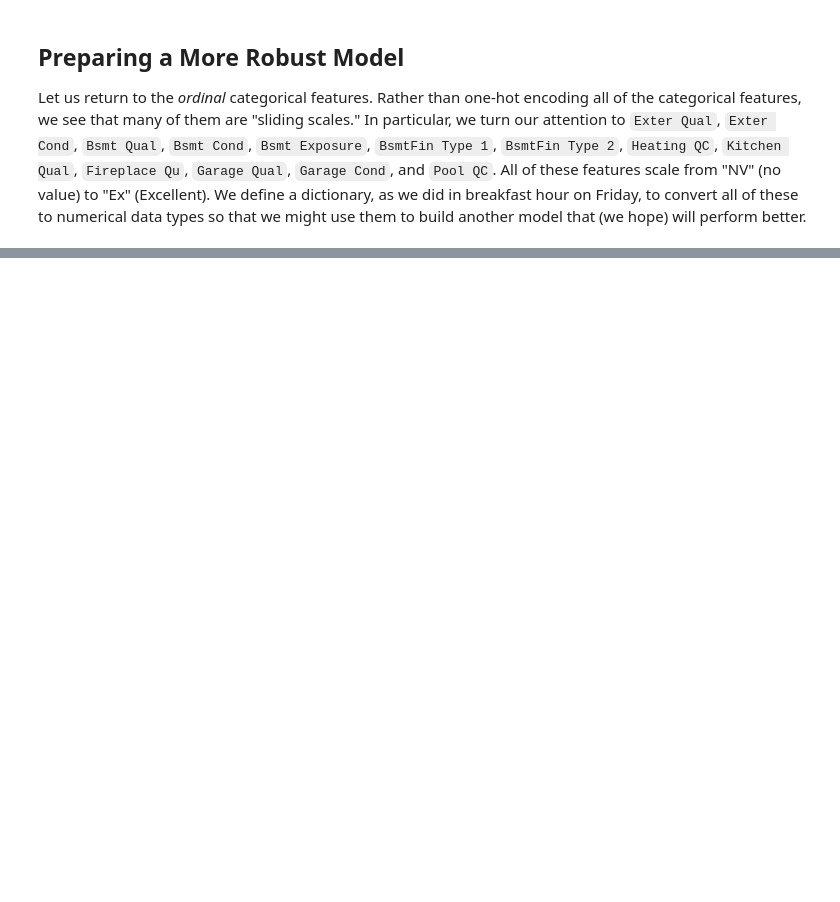
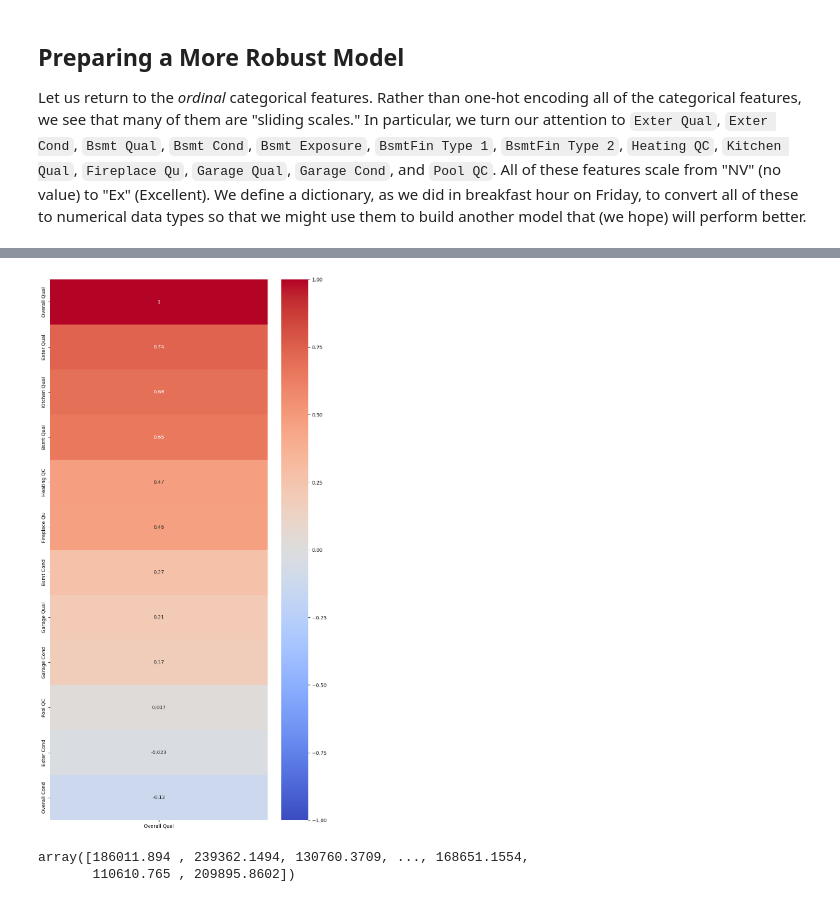
Before and after one commit to dmehta94/project-2-ames-housing-prediction, a Jupyter notebook: code/Project-2-Deval.ipynb, the cells around one changed output, grey strips where cells are left out. Saved outputs shown, nothing was run; the diff lists cells and outputs as text; code cells hidden in the pictures; blank space fills up the shorter version.

Commit message:
Refined data for the second model.

```diff
--- a/code/Project-2-Deval.ipynb
+++ b/code/Project-2-Deval.ipynb
@@ -567,7 +588,7 @@ predictions.to_csv('../outputs/prediction_on_native_numerical_features.csv')
 Let us return to the *ordinal* categorical features. Rather than one-hot encoding all of the categorical features, we see that many of them are "sliding scales." In particular, we turn our attention to `Exter Qual`, `Exter Cond`, `Bsmt Qual`, `Bsmt Cond`, `Bsmt Exposure`, `BsmtFin Type 1`, `BsmtFin Type 2`, `Heating QC`, `Kitchen Qual`, `Fireplace Qu`, `Garage Qual`, `Garage Cond`, and `Pool QC`. All of these features scale from "NV" (no value) to "Ex" (Excellent). We define a dictionary, as we did in breakfast hour on Friday, to convert all of these to numerical data types so that we might use them to build another model that (we hope) will perform better.
 # %%
 ordinal_mapping = {
-    np.nan: 0,
+    'NV': 0,
     'Po': 1,
     'Fa': 2,
     'TA': 3,
@@ -576,7 +597,7 @@ ordinal_mapping = {
 }
 
 # Define ordinal columns
-ordinal_columns = ['Exter Qual', 'Exter Cond', 'Bsmt Qual', 'Bsmt Cond', 'Bsmt Exposure', 'BsmtFin Type1', 'BsmtFin Type2',
+ordinal_columns = ['Exter Qual', 'Exter Cond', 'Bsmt Qual', 'Bsmt Cond', 'Bsmt Exposure', 'BsmtFin Type 1', 'BsmtFin Type 2',
                    'Heating QC', 'Kitchen Qual', 'Fireplace Qu', 'Garage Qual', 'Garage Cond', 'Pool QC']
 
 for column in ordinal_columns:
@@ -586,0 +608,6 @@ KeyError: 'BsmtFin Type1'
+# %%
+ames_training_qual_and_cond = ames_training[['Exter Qual', 'Exter Cond', 'Bsmt Qual', 'Bsmt Cond', # 'Bsmt Exposure', 'BsmtFin Type 1', 'BsmtFin Type 2',
+                   'Heating QC', 'Kitchen Qual', 'Fireplace Qu', 'Garage Qual', 'Garage Cond', 'Pool QC', 'Overall Qual', 'Overall Cond']]
+
+ames_training_qual_and_cond.isnull().sum()
+# ames_training_qual_and_cond.corr(numeric_only = True)[['Overall Qual']].sort_values(by = 'Overall Qual', ascending = False)
@@ -586,0 +628,27 @@ KeyError: 'BsmtFin Type1'
+# %%
+plt.figure(figsize = (10, 20))
+sns.heatmap(ames_training_qual_and_cond.corr(numeric_only = True)[['Overall Qual']].sort_values(by = 'Overall Qual', ascending = False),
+            vmin = -1,
+            vmax = 1,
+            cmap = 'coolwarm', annot = True);
+# %% [output]
+[figure, added]
+# %%
+# Specify X and y
+X = ames_training[['Overall Qual', 'Gr Liv Area', 'Garage Area', 'Garage Cars',
+                   'Total Bsmt SF', '1st Flr SF', 'Year Built', 'Year Remod/Add',
+                   'Full Bath', 'Garage Yr Blt', 'Mas Vnr Area', 'TotRms AbvGrd',
+                   'Fireplaces', 'BsmtFin SF 1']]
+y = ames_training['SalePrice']
+
+# Instantiate our linear regression model
+mlr_basic = LinearRegression()
+
+# Specify KFold to ensure shuffling
+kf = KFold(n_splits = 5, shuffle = True)
+
+# Fit the model and make predictions
+cross_val_predict(mlr_basic, X, y, cv = kf, n_jobs = 5)
+# %% [output]
+array([186011.894 , 239362.1494, 130760.3709, ..., 168651.1554,
+       110610.765 , 209895.8602])
```
Also changed, not shown: parts of 9 cells of this notebook.
